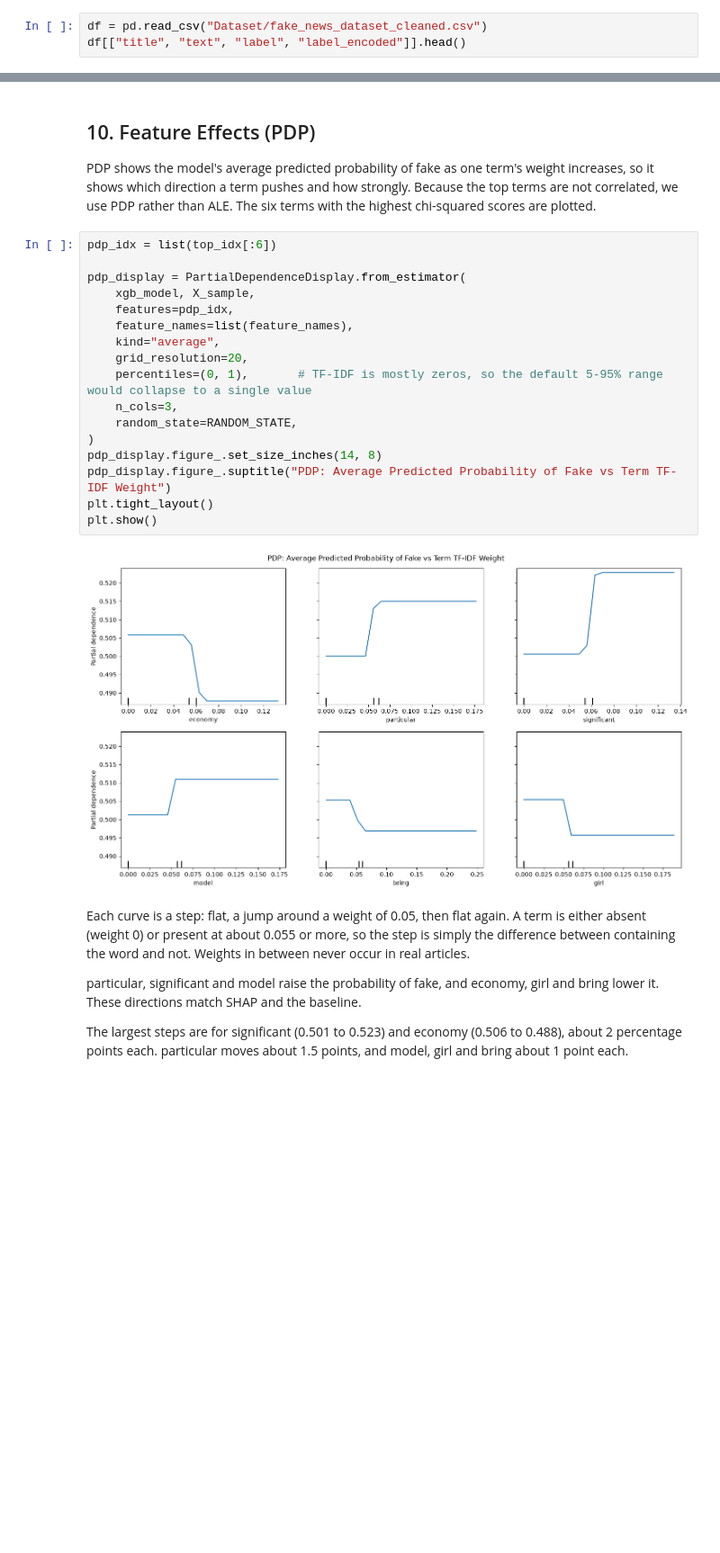
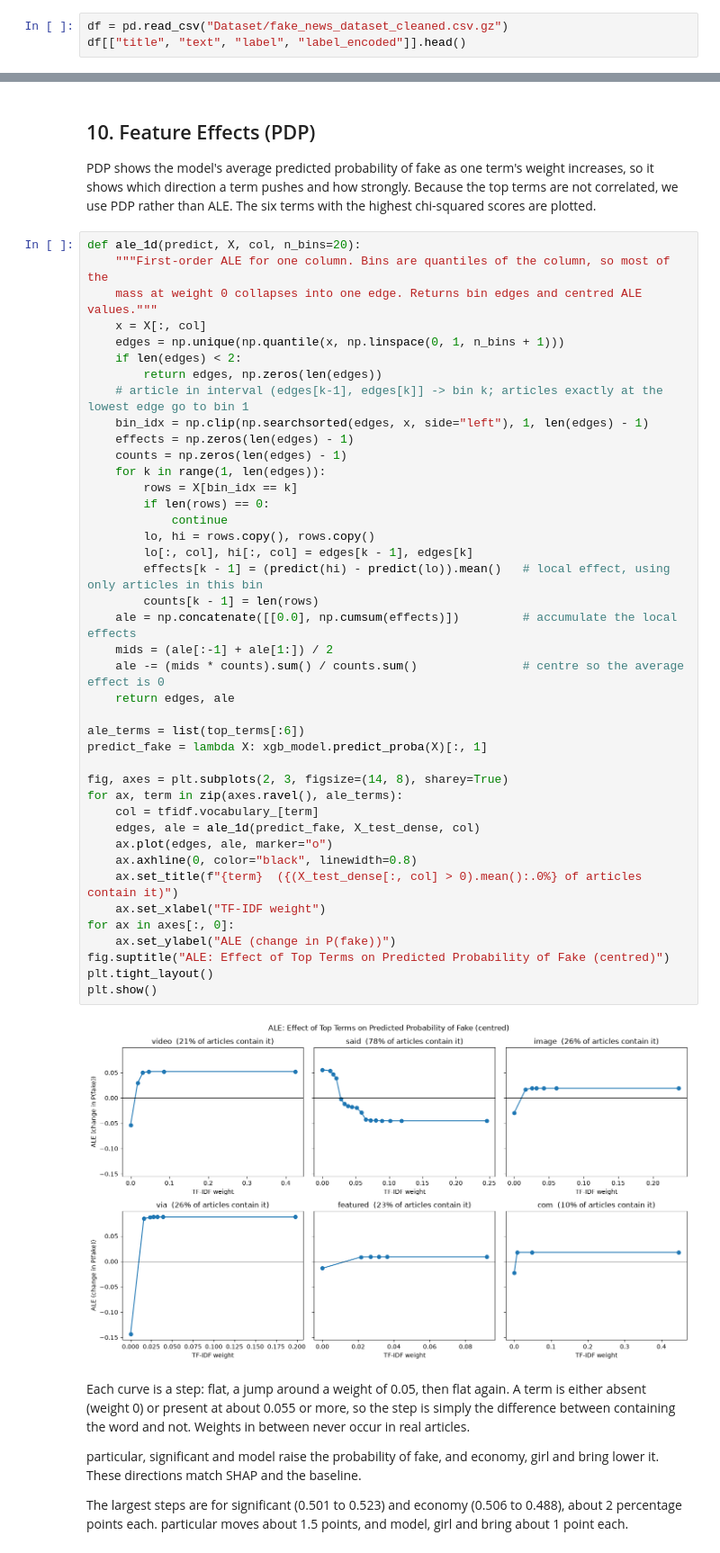
Before and after one commit to jirapon000/XDS_Fake_New_Detection, a Jupyter notebook: XGBoost.ipynb, the cells around one changed output, grey strips where cells are left out. Shown at 90% size. Saved outputs shown, nothing was run; the diff lists cells and outputs as text; blank space fills up the shorter version.

```diff
--- a/XGBoost.ipynb
+++ b/XGBoost.ipynb
@@ -50,7 +50,7 @@ from preprocessing import (
 # %% [markdown]
 ## 2. Load Cleaned Dataset
 # %%
-df = pd.read_csv("Dataset/fake_news_dataset_cleaned.csv")
+df = pd.read_csv("Dataset/fake_news_dataset_cleaned.csv.gz")
 df[["title", "text", "label", "label_encoded"]].head()
 # %% [output]
 |  | title | text | label | label_encoded |
@@ -376,24 +406,48 @@ shap_importance.head(7)
 
 PDP shows the model's average predicted probability of fake as one term's weight increases, so it shows which direction a term pushes and how strongly. Because the top terms are not correlated, we use PDP rather than ALE. The six terms with the highest chi-squared scores are plotted.
 # %%
-pdp_idx = list(top_idx[:6])
+def ale_1d(predict, X, col, n_bins=20):
+    """First-order ALE for one column. Bins are quantiles of the column, so most of the
+    mass at weight 0 collapses into one edge. Returns bin edges and centred ALE values."""
+    x = X[:, col]
+    edges = np.unique(np.quantile(x, np.linspace(0, 1, n_bins + 1)))
+    if len(edges) < 2:
+        return edges, np.zeros(len(edges))
+    # article in interval (edges[k-1], edges[k]] -> bin k; articles exactly at the lowest edge go to bin 1
+    bin_idx = np.clip(np.searchsorted(edges, x, side="left"), 1, len(edges) - 1)
+    effects = np.zeros(len(edges) - 1)
+    counts = np.zeros(len(edges) - 1)
+    for k in range(1, len(edges)):
+        rows = X[bin_idx == k]
+        if len(rows) == 0:
+            continue
+        lo, hi = rows.copy(), rows.copy()
+        lo[:, col], hi[:, col] = edges[k - 1], edges[k]
+        effects[k - 1] = (predict(hi) - predict(lo)).mean()   # local effect, using only articles in this bin
+        counts[k - 1] = len(rows)
+    ale = np.concatenate([[0.0], np.cumsum(effects)])         # accumulate the local effects
+    mids = (ale[:-1] + ale[1:]) / 2
+    ale -= (mids * counts).sum() / counts.sum()               # centre so the average effect is 0
+    return edges, ale
 
-pdp_display = PartialDependenceDisplay.from_estimator(
-    xgb_model, X_sample,
-    features=pdp_idx,
-    feature_names=list(feature_names),
-    kind="average",
-    grid_resolution=20,
-    percentiles=(0, 1),       # TF-IDF is mostly zeros, so the default 5-95% range would collapse to a single value
-    n_cols=3,
-    random_state=RANDOM_STATE,
-)
-pdp_display.figure_.set_size_inches(14, 8)
-pdp_display.figure_.suptitle("PDP: Average Predicted Probability of Fake vs Term TF-IDF Weight")
+ale_terms = list(top_terms[:6])
+predict_fake = lambda X: xgb_model.predict_proba(X)[:, 1]
+
+fig, axes = plt.subplots(2, 3, figsize=(14, 8), sharey=True)
+for ax, term in zip(axes.ravel(), ale_terms):
+    col = tfidf.vocabulary_[term]
+    edges, ale = ale_1d(predict_fake, X_test_dense, col)
+    ax.plot(edges, ale, marker="o")
+    ax.axhline(0, color="black", linewidth=0.8)
+    ax.set_title(f"{term}  ({(X_test_dense[:, col] > 0).mean():.0%} of articles contain it)")
+    ax.set_xlabel("TF-IDF weight")
+for ax in axes[:, 0]:
+    ax.set_ylabel("ALE (change in P(fake))")
+fig.suptitle("ALE: Effect of Top Terms on Predicted Probability of Fake (centred)")
 plt.tight_layout()
 plt.show()
 # %% [output]
-[figure, old version]
+[figure, new version]
 # %% [markdown]
 Each curve is a step: flat, a jump around a weight of 0.05, then flat again. A term is either absent (weight 0) or present at about 0.055 or more, so the step is simply the difference between containing the word and not. Weights in between never occur in real articles.
 
```
Also changed, not shown: parts of 21 cells of this notebook, 3 other files.
